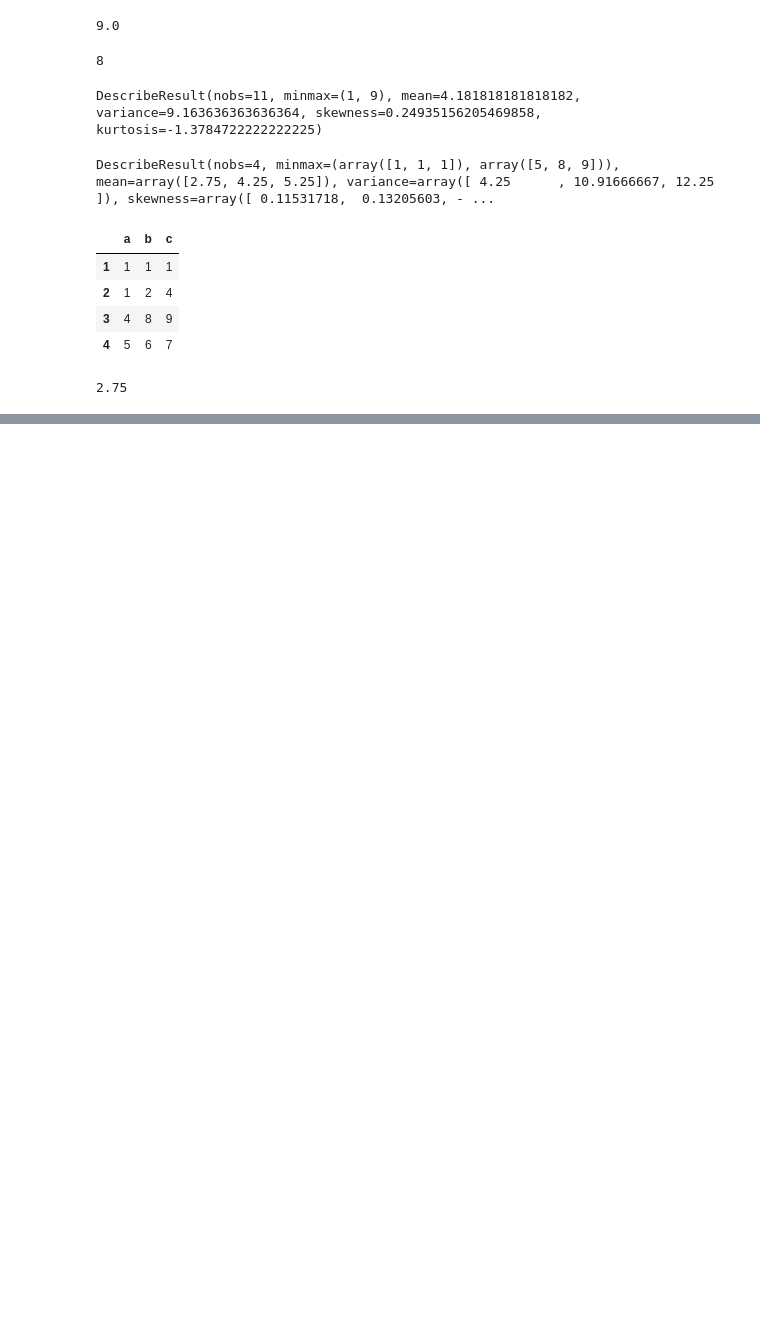
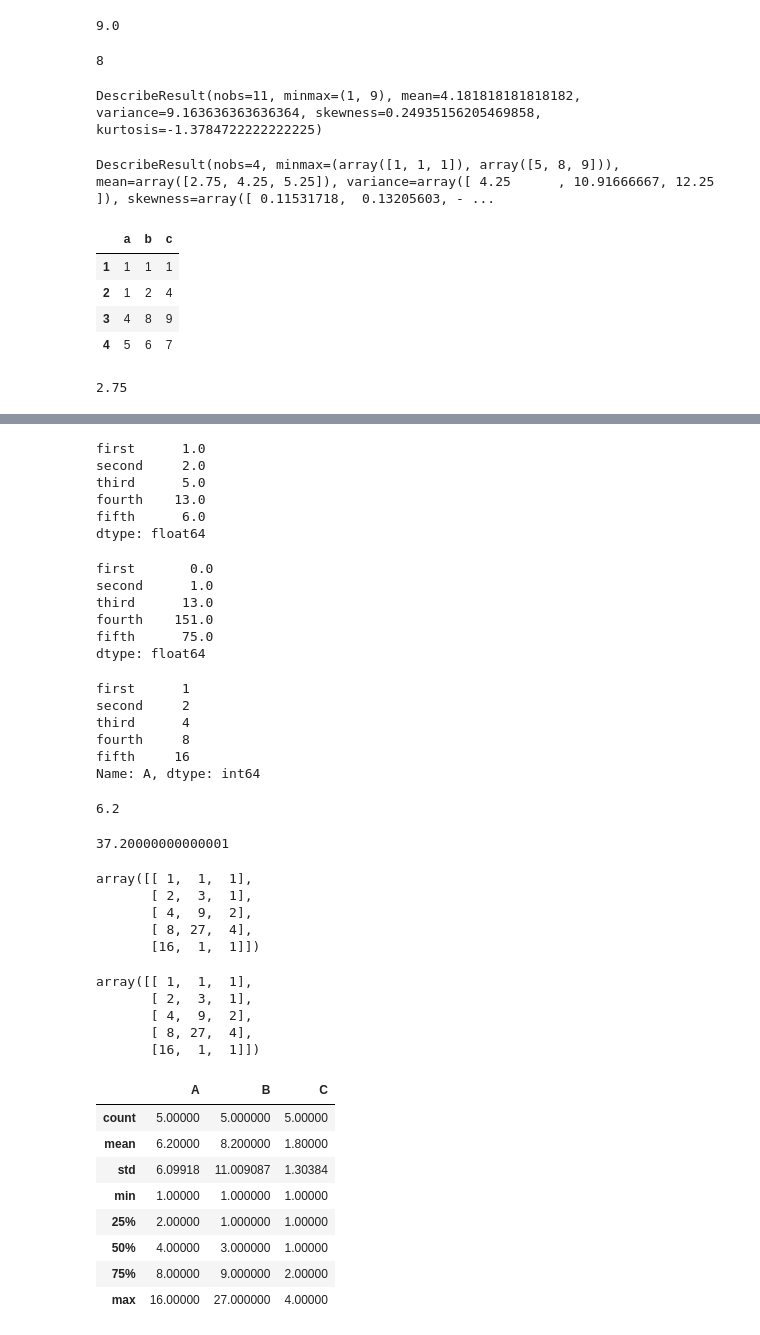
Before and after one commit to safiraauliar/H8_PYTN-KS-003, a Jupyter notebook: sesi9-Descriptive-Statistic.ipynb, the cells around one changed output, grey strips where cells are left out. Drawn from its saved outputs; the diff is of its cells as text; code cells hidden in the pictures; blank space fills up the shorter version.

```diff
--- a/sesi9-Descriptive-Statistic.ipynb
+++ b/sesi9-Descriptive-Statistic.ipynb
@@ -228,0 +231,8 @@ df['a'].medianian()
+# %%
+# Creating a 2D Numpy Array
+a= np.array([[1,1,1],
+            [2,3,1],
+            [4,9,2],
+            [8,27,4],
+            [16,1,1]])
+a
@@ -228,0 +308,5 @@ df['a'].medianian()
+# %%
+rows_name= ['first','second','third','fourth','fifth']
+cols_name= ['A','B','C']
+df= pd.DataFrame(a, index=rows_name, columns=cols_name)
+df
@@ -228,0 +334,63 @@ df['a'].medianian()
+# %%
+df.mean(axis=1)
+# %% [output]
+first      1.0
+second     2.0
+third      5.0
+fourth    13.0
+fifth      6.0
+dtype: float64
+# %%
+df.var(axis=1)
+# %% [output]
+first       0.0
+second      1.0
+third      13.0
+fourth    151.0
+fifth      75.0
+dtype: float64
+# %%
+df['A']
+# %% [output]
+first      1
+second     2
+third      4
+fourth     8
+fifth     16
+Name: A, dtype: int64
+# %%
+df['A'].mean()
+# %% [output]
+6.2
+# %%
+df['A'].var()
+# %% [output]
+37.20000000000001
+# %%
+df.values
+# %% [output]
+array([[ 1,  1,  1],
+       [ 2,  3,  1],
+       [ 4,  9,  2],
+       [ 8, 27,  4],
+       [16,  1,  1]])
+# %%
+df.to_numpy()
+# %% [output]
+array([[ 1,  1,  1],
+       [ 2,  3,  1],
+       [ 4,  9,  2],
+       [ 8, 27,  4],
+       [16,  1,  1]])
+# %%
+df.describe()
+# %% [output]
+|  | A | B | C |
+| count | 5.00000 | 5.000000 | 5.00000 |
+| mean | 6.20000 | 8.200000 | 1.80000 |
+| std | 6.09918 | 11.009087 | 1.30384 |
+| min | 1.00000 | 1.000000 | 1.00000 |
+| 25% | 2.00000 | 1.000000 | 1.00000 |
+| 50% | 4.00000 | 3.000000 | 1.00000 |
+| 75% | 8.00000 | 9.000000 | 2.00000 |
+| max | 16.00000 | 27.000000 | 4.00000 |
```
Also changed, not shown: parts of 26 cells of this notebook.
